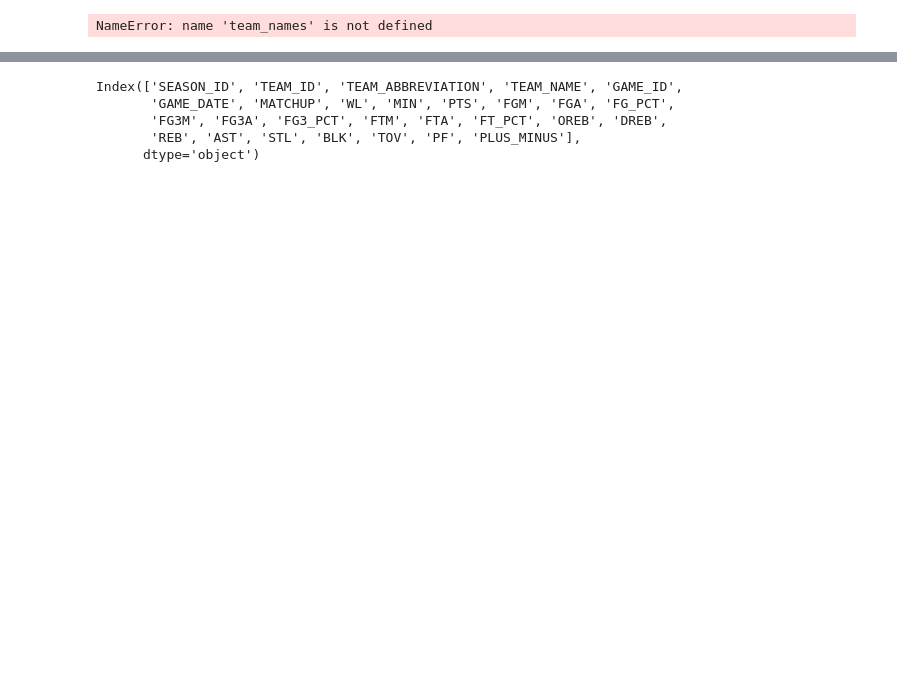
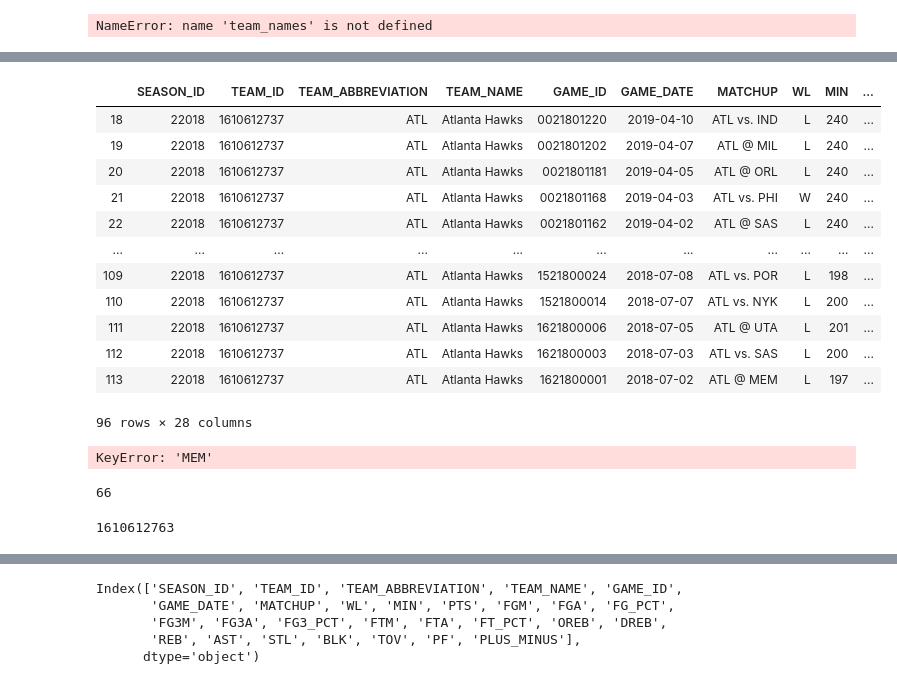
Before and after one commit to callaunchpad/BalliNN, a Jupyter notebook: Game_by_Game.ipynb, the cells around one changed output, grey strips where cells are left out. Saved outputs shown, nothing was run; the diff lists cells and outputs as text; code cells hidden in the pictures; blank space fills up the shorter version.

```diff
--- a/Game_by_Game.ipynb
+++ b/Game_by_Game.ipynb
@@ -145,0 +247,24 @@ KeyError: 'ATL'
+# %%
+team_names_test[1610612737].loc[team_names_test[1610612737]["SEASON_ID"].str.contains("2018")]
+# %% [output]
+|  | SEASON_ID | TEAM_ID | TEAM_ABBREVIATION | TEAM_NAME | GAME_ID | GAME_DATE | MATCHUP | WL | MIN | ... |
+| 18 | 22018 | 1610612737 | ATL | Atlanta Hawks | 0021801220 | 2019-04-10 | ATL vs. IND | L | 240 | ... |
+| 19 | 22018 | 1610612737 | ATL | Atlanta Hawks | 0021801202 | 2019-04-07 | ATL @ MIL | L | 240 | ... |
+| 20 | 22018 | 1610612737 | ATL | Atlanta Hawks | 0021801181 | 2019-04-05 | ATL @ ORL | L | 240 | ... |
+| 21 | 22018 | 1610612737 | ATL | Atlanta Hawks | 0021801168 | 2019-04-03 | ATL vs. PHI | W | 240 | ... |
+| 22 | 22018 | 1610612737 | ATL | Atlanta Hawks | 0021801162 | 2019-04-02 | ATL @ SAS | L | 240 | ... |
+| ... | ... | ... | ... | ... | ... | ... | ... | ... | ... | ... |
+| 109 | 22018 | 1610612737 | ATL | Atlanta Hawks | 1521800024 | 2018-07-08 | ATL vs. POR | L | 198 | ... |
+| 110 | 22018 | 1610612737 | ATL | Atlanta Hawks | 1521800014 | 2018-07-07 | ATL vs. NYK | L | 200 | ... |
+| 111 | 22018 | 1610612737 | ATL | Atlanta Hawks | 1621800006 | 2018-07-05 | ATL @ UTA | L | 201 | ... |
+| 112 | 22018 | 1610612737 | ATL | Atlanta Hawks | 1621800003 | 2018-07-03 | ATL vs. SAS | L | 200 | ... |
+| 113 | 22018 | 1610612737 | ATL | Atlanta Hawks | 1621800001 | 2018-07-02 | ATL @ MEM | L | 197 | ... |
+96 rows × 28 columns
+# %%
+team_names["MEM"].loc[team_names["MEM"]["SEASON_ID"].str.contains("22018")]["TEAM_ID"].iloc[0]
+# %% [output]
+KeyError: 'MEM'
+# %%
+num_rows(team_names["MEM"].loc[team_names["MEM"]["SEASON_ID"].str.contains("22011")])
+# %% [output]
+66
@@ -151,7 +282,9 @@ def find_opponent(n, curr_team, season_id):
 # %%
 """get the opponent of the Atlanta Hawks's 2nd game of the the 2018 season"""
 
-find_opponent(2, "ATL", 22018)
+find_opponent(2, 1610612737, 22018)
+# %% [output]
+1610612763
 # %%
 """
 return the difference vector
```
Also changed, not shown: parts of 20 cells of this notebook, 1 other file.
